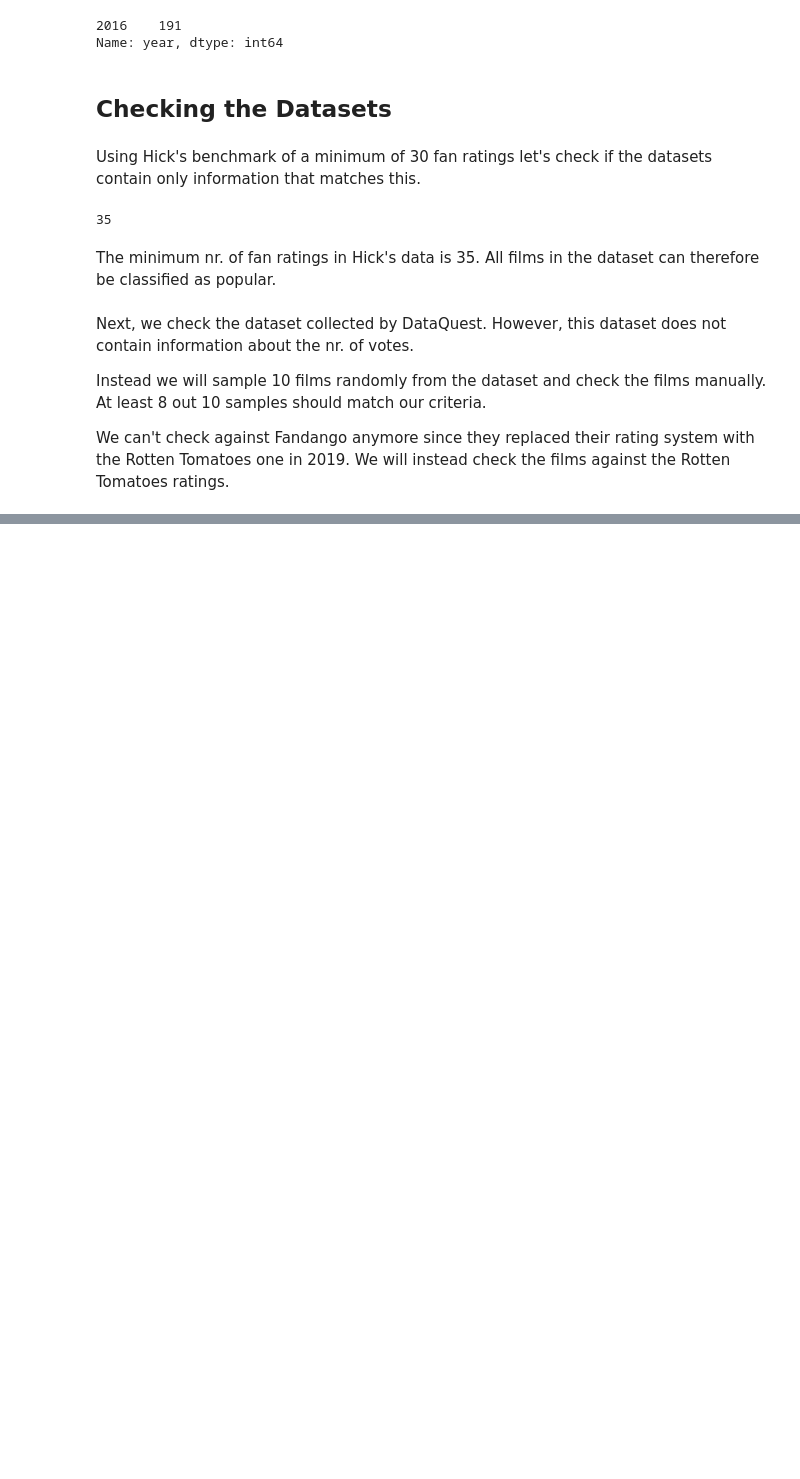
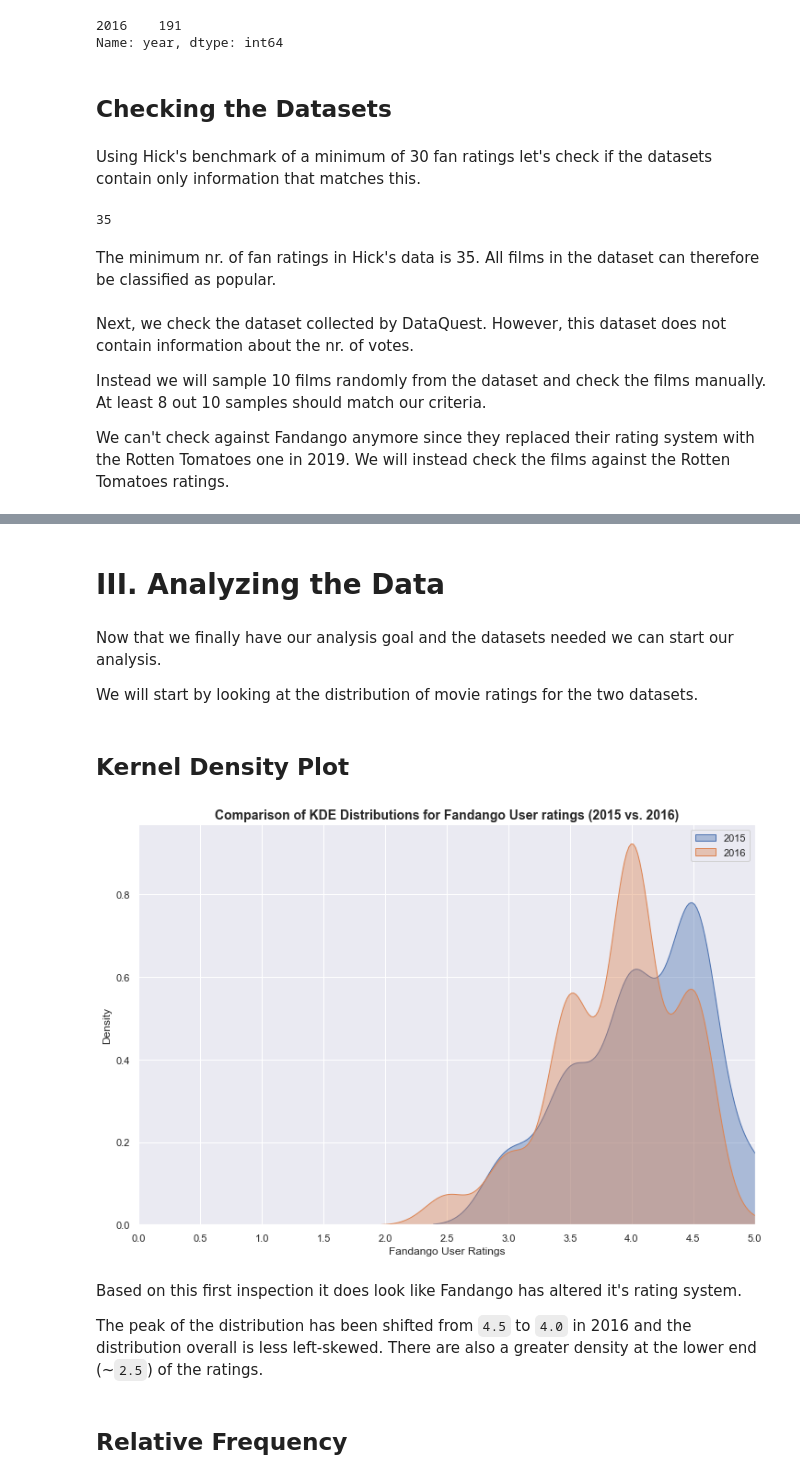
Before and after one commit to Mats44/data_science_projects, a Jupyter notebook: Fandango Movie Ratings/fandango_movie_ratings.ipynb, the cells around one changed output, grey strips where cells are left out. Saved outputs shown, nothing was run; the diff lists cells and outputs as text; code cells hidden in the pictures; blank space fills up the shorter version.

Commit message:
Finished the analysis & conclusion

```diff
--- a/Fandango Movie Ratings/fandango_movie_ratings.ipynb
+++ b/Fandango Movie Ratings/fandango_movie_ratings.ipynb
@@ -161,0 +181,28 @@ fandango_2016.sample(10, random_state=1)
+# %% [markdown]
+# III. Analyzing the Data
+# %% [markdown]
+Now that we finally have our analysis goal and the datasets needed we can start our analysis.
+
+We will start by looking at the distribution of movie ratings for the two datasets.
+# %% [markdown]
+## Kernel Density Plot
+# %%
+sns.set_theme()
+plt.figure(figsize=(12,8))
+sns.kdeplot(x = 'Fandango_Stars', data = fandango_2015, fill=True, alpha= 0.4, label='2015')
+sns.kdeplot(x = 'fandango', data = fandango_2016, fill=True,  alpha = 0.4, label='2016')
+
+plt.xlim(0,5)
+plt.xticks(np.arange(0,5.1,.5))
+plt.xlabel('Fandango User Ratings')
+plt.title('Comparison of KDE Distributions for Fandango User ratings (2015 vs. 2016)', fontsize=14, fontweight="bold")
+plt.legend()
+plt.show()
+# %% [output]
+[figure, added]
+# %% [markdown]
+Based on this first inspection it does look like Fandango has altered it's rating system.
+
+The peak of the distribution has been shifted from `4.5` to `4.0` in 2016 and the distribution overall is less left-skewed. There are also a greater density at the lower end (~`2.5`) of the ratings.
+# %% [markdown]
+## Relative Frequency
```
Also changed, not shown: parts of 22 cells of this notebook.
